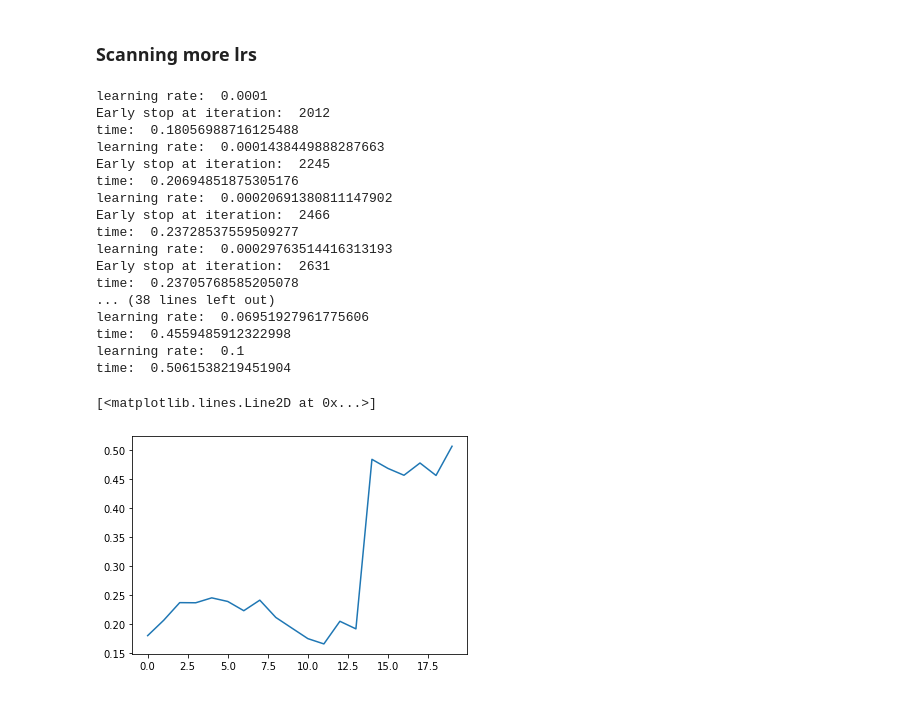
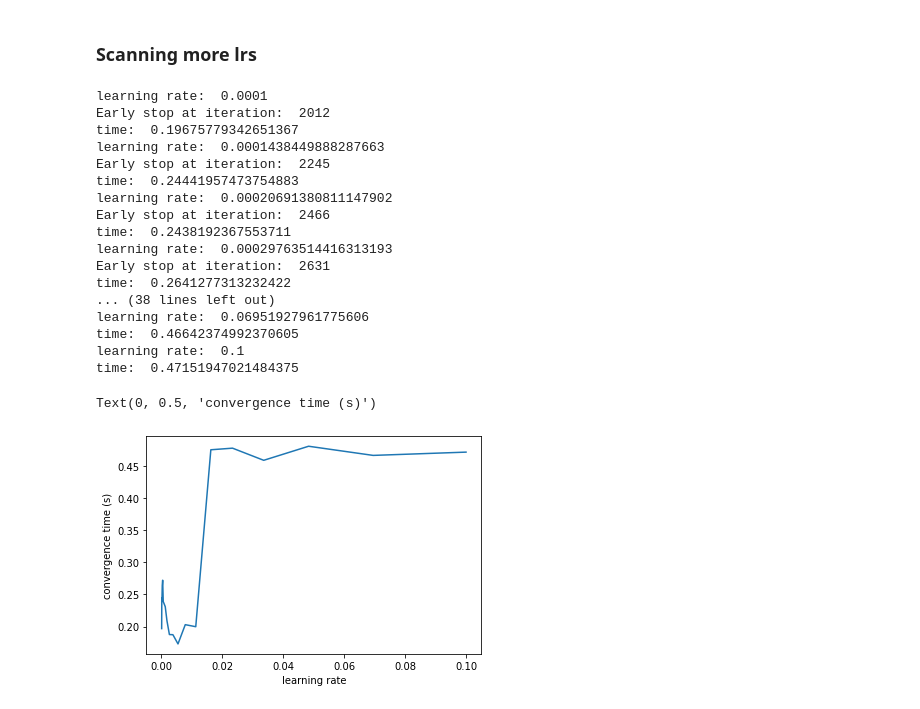
Before and after one commit to jwang44/Try-colabing-in-colab, a Jupyter notebook: Credit_card_new_fit.ipynb, the cells around one changed output. Drawn from its saved outputs; the diff is of its cells as text; code cells hidden in the pictures.

Commit message:
change lr-time plot axis

```diff
--- a/Credit_card_new_fit.ipynb
+++ b/Credit_card_new_fit.ipynb
@@ -505,39 +505,41 @@ import numpy as np
 import pandas as pd
 
 np.random.shuffle(NorDataset)
 X = NorDataset[:, :-1]  # features
 y = NorDataset[:, -1]   # labels
 
 lrs = np.logspace(-4, -1, 20) # different learning rates to try
 times = []
 
 for lr in lrs:
   model = Logistic_regression()
   print("learning rate: ", lr)
   t1 = time.time()
   w = model.fit(X, y, learning_rate=lr)
   t2 = time.time()
   print("time: ", t2-t1)
   times.append(t2-t1)
 
-plt.plot(times)
+plt.plot(lrs, times)
+plt.xlabel("learning rate")
+plt.ylabel("convergence time (s)")
 # %% [output]
 learning rate:  0.0001
 Early stop at iteration:  2012
-time:  0.18056988716125488
+time:  0.19675779342651367
 learning rate:  0.0001438449888287663
 Early stop at iteration:  2245
-time:  0.20694851875305176
+time:  0.24441957473754883
 learning rate:  0.00020691380811147902
 Early stop at iteration:  2466
-time:  0.23728537559509277
+time:  0.2438192367553711
 learning rate:  0.00029763514416313193
 Early stop at iteration:  2631
-time:  0.23705768585205078
+time:  0.2641277313232422
 ... (38 lines left out)
 learning rate:  0.06951927961775606
-time:  0.4559485912322998
+time:  0.46642374992370605
 learning rate:  0.1
-time:  0.5061538219451904
+time:  0.47151947021484375
-[<matplotlib.lines.Line2D at 0x...>]
+Text(0, 0.5, 'convergence time (s)')
-[figure, old version]
+[figure, new version]
```
